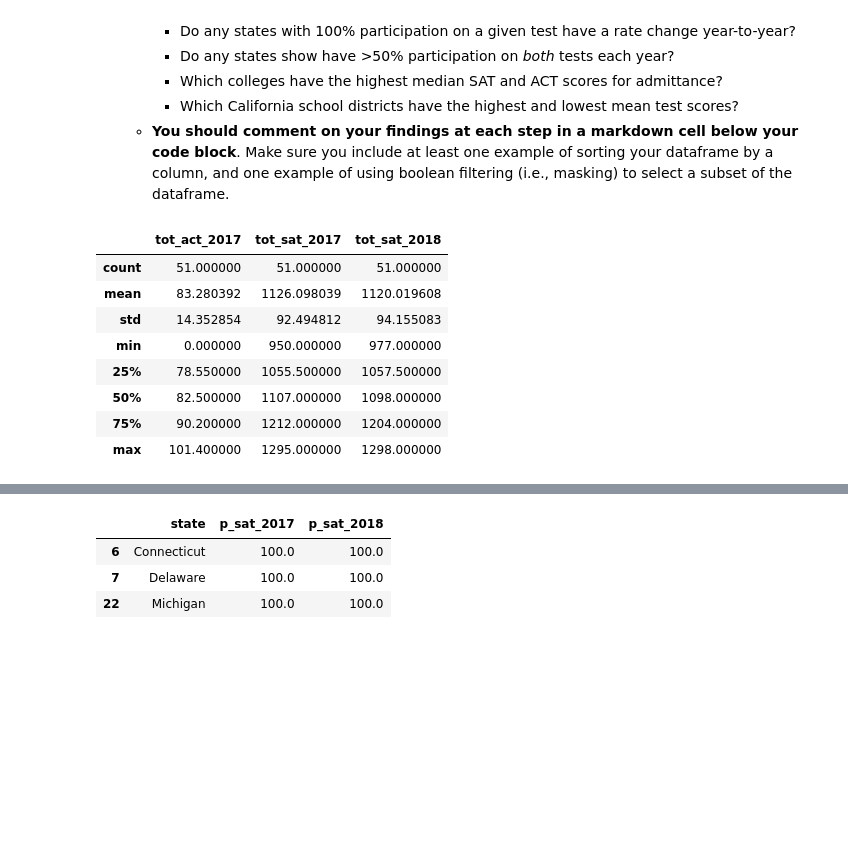
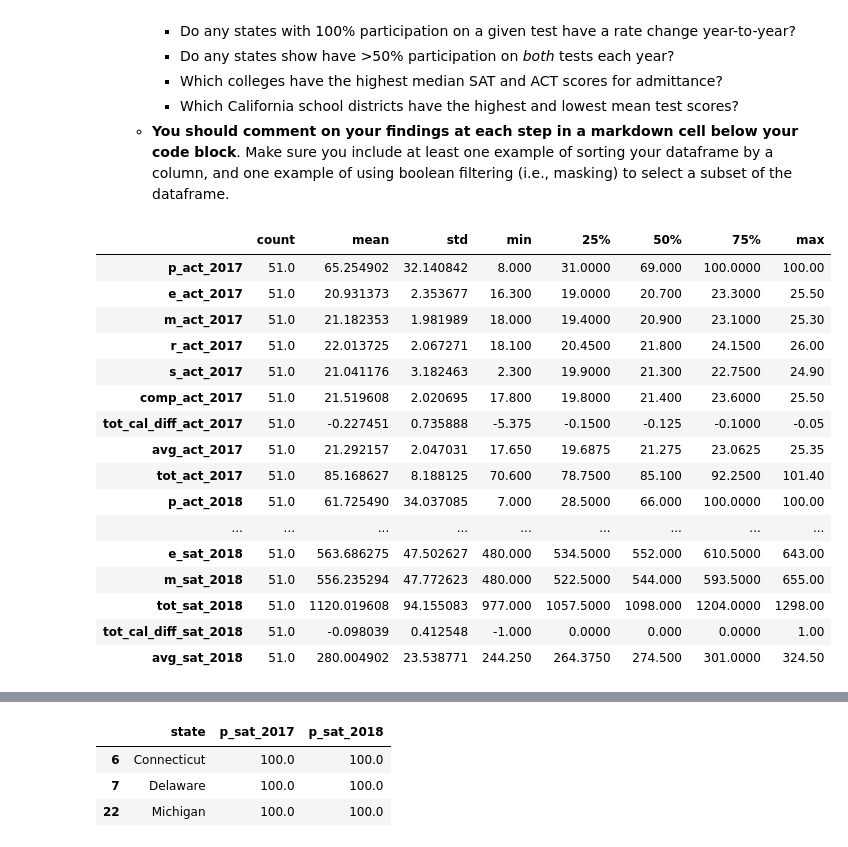
Before and after one commit to Jazreelw/DSI-24-Project, a Jupyter notebook: project_1/code/Jazreel_Woo_Project_1.ipynb, the cells around one changed output, grey strips where cells are left out. Saved outputs shown, nothing was run; the diff lists cells and outputs as text; code cells hidden in the pictures; blank space fills up the shorter version.

```diff
--- a/project_1/code/Jazreel_Woo_Project_1.ipynb
+++ b/project_1/code/Jazreel_Woo_Project_1.ipynb
@@ -265,5 +557,5 @@ act_2017_and_2018.head()
 # %%
-# renaming columns for act participation
+# renaming columns for sat 2017 and 2018
 sat_2017.rename(
     columns={'participation': 'p_sat_2017'}, inplace=True)
 sat_2018.rename(
@@ -272,10 +564,14 @@ sat_2017.rename(
     columns={'total': 'tot_sat_2017'}, inplace=True)
 sat_2018.rename(
     columns={'total': 'tot_sat_2018'}, inplace=True)
+sat_2017.rename(
+    columns={'evidence-based reading and writing': 'e_sat_2017'}, inplace=True)
+sat_2018.rename(
+    columns={'evidence-based reading and writing': 'e_sat_2018'}, inplace=True)
+sat_2017.rename(
+    columns={'math': 'm_sat_2017'}, inplace=True)
+sat_2018.rename(
+    columns={'math': 'm_sat_2018'}, inplace=True)
-# %%
-#drop unused columns for sat_2017
-sat_2017.drop(['evidence-based reading and writing', 'math'], axis=1, inplace=True)
-sat_2018.drop(['evidence-based reading and writing', 'math'], axis=1, inplace=True)
 # %%
 # finding avg for sat_2017
 sat_2017['avg_sat_2017'] = sat_2017['tot_sat_2017']/4
@@ -293,0 +601,4 @@ sat_2017_and_2018.head()
+# %%
+# merging act 2017 and 2018
+act_2017_and_2018 = act_2017.merge(act_2018, on = "state", how = 'right')
+act_2017_and_2018.head(20)
@@ -305,3 +639,0 @@ all_data.head()
-# %%
-# replace Nan with 0
-all_data.replace(np.nan, 0, inplace=True)
@@ -398,14 +720,22 @@ Complete the following steps to explore your data. You are welcome to do more ED
     - **You should comment on your findings at each step in a markdown cell below your code block**. Make sure you include at least one example of sorting your dataframe by a column, and one example of using boolean filtering (i.e., masking) to select a subset of the dataframe.
 # %%
 # Summary statistics
-all_data[['tot_act_2017','tot_sat_2017','tot_sat_2018']].describe()
+all_data.describe().transpose()
 # %% [output]
-|  | tot_act_2017 | tot_sat_2017 | tot_sat_2018 |
-| count | 51.000000 | 51.000000 | 51.000000 |
-| mean | 83.280392 | 1126.098039 | 1120.019608 |
-| std | 14.352854 | 92.494812 | 94.155083 |
-| min | 0.000000 | 950.000000 | 977.000000 |
-| 25% | 78.550000 | 1055.500000 | 1057.500000 |
-| 50% | 82.500000 | 1107.000000 | 1098.000000 |
-| 75% | 90.200000 | 1212.000000 | 1204.000000 |
-| max | 101.400000 | 1295.000000 | 1298.000000 |
+|  | count | mean | std | min | 25% | 50% | 75% | max |
+| p_act_2017 | 51.0 | 65.254902 | 32.140842 | 8.000 | 31.0000 | 69.000 | 100.0000 | 100.00 |
+| e_act_2017 | 51.0 | 20.931373 | 2.353677 | 16.300 | 19.0000 | 20.700 | 23.3000 | 25.50 |
+| m_act_2017 | 51.0 | 21.182353 | 1.981989 | 18.000 | 19.4000 | 20.900 | 23.1000 | 25.30 |
+| r_act_2017 | 51.0 | 22.013725 | 2.067271 | 18.100 | 20.4500 | 21.800 | 24.1500 | 26.00 |
+| s_act_2017 | 51.0 | 21.041176 | 3.182463 | 2.300 | 19.9000 | 21.300 | 22.7500 | 24.90 |
+| comp_act_2017 | 51.0 | 21.519608 | 2.020695 | 17.800 | 19.8000 | 21.400 | 23.6000 | 25.50 |
+| tot_cal_diff_act_2017 | 51.0 | -0.227451 | 0.735888 | -5.375 | -0.1500 | -0.125 | -0.1000 | -0.05 |
+| avg_act_2017 | 51.0 | 21.292157 | 2.047031 | 17.650 | 19.6875 | 21.275 | 23.0625 | 25.35 |
+| tot_act_2017 | 51.0 | 85.168627 | 8.188125 | 70.600 | 78.7500 | 85.100 | 92.2500 | 101.40 |
+| p_act_2018 | 51.0 | 61.725490 | 34.037085 | 7.000 | 28.5000 | 66.000 | 100.0000 | 100.00 |
+| ... | ... | ... | ... | ... | ... | ... | ... | ... |
+| e_sat_2018 | 51.0 | 563.686275 | 47.502627 | 480.000 | 534.5000 | 552.000 | 610.5000 | 643.00 |
+| m_sat_2018 | 51.0 | 556.235294 | 47.772623 | 480.000 | 522.5000 | 544.000 | 593.5000 | 655.00 |
+| tot_sat_2018 | 51.0 | 1120.019608 | 94.155083 | 977.000 | 1057.5000 | 1098.000 | 1204.0000 | 1298.00 |
+| tot_cal_diff_sat_2018 | 51.0 | -0.098039 | 0.412548 | -1.000 | 0.0000 | 0.000 | 0.0000 | 1.00 |
+| avg_sat_2018 | 51.0 | 280.004902 | 23.538771 | 244.250 | 264.3750 | 274.500 | 301.0000 | 324.50 |
```
Also changed, not shown: parts of 99 cells of this notebook, 2 other files.
